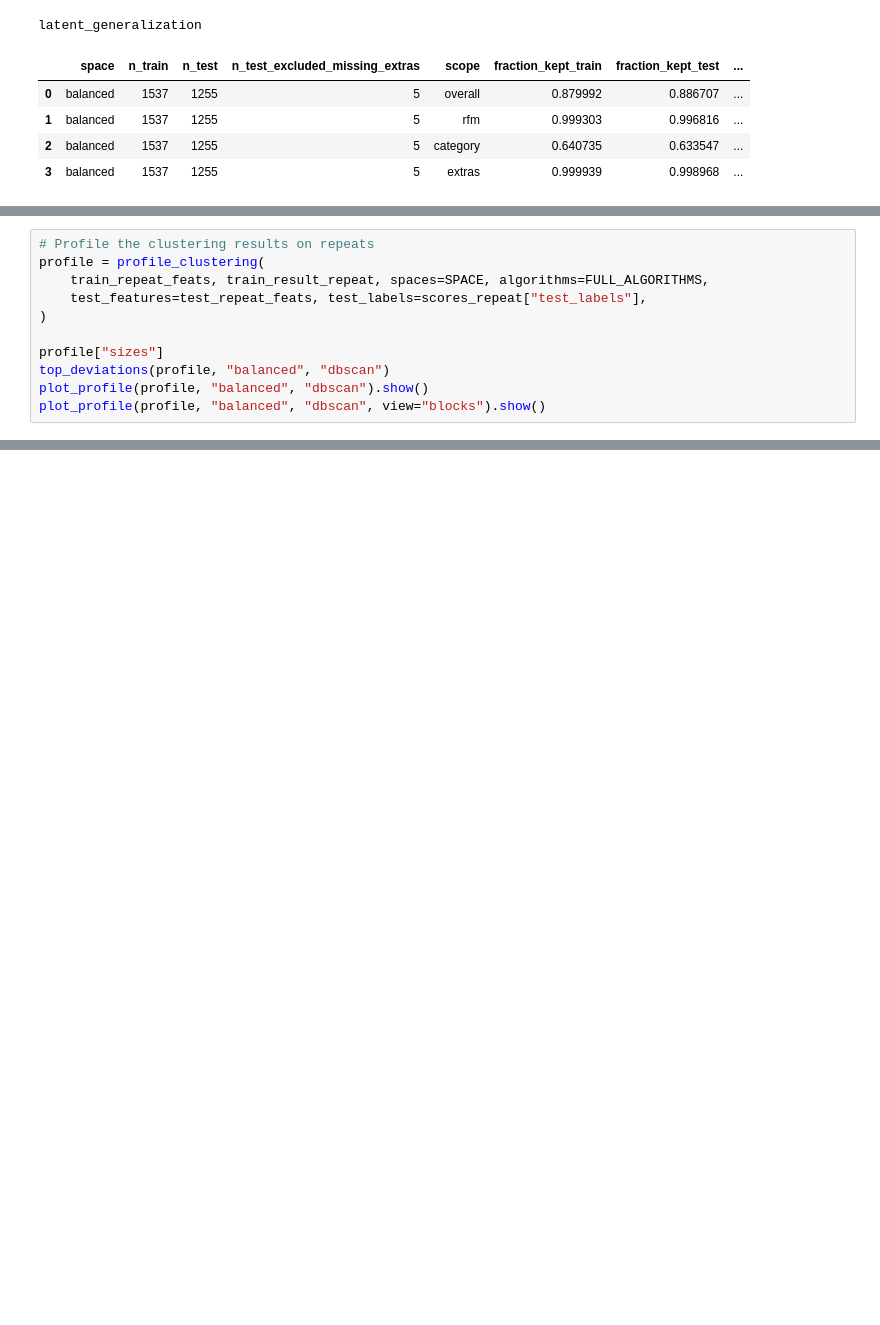
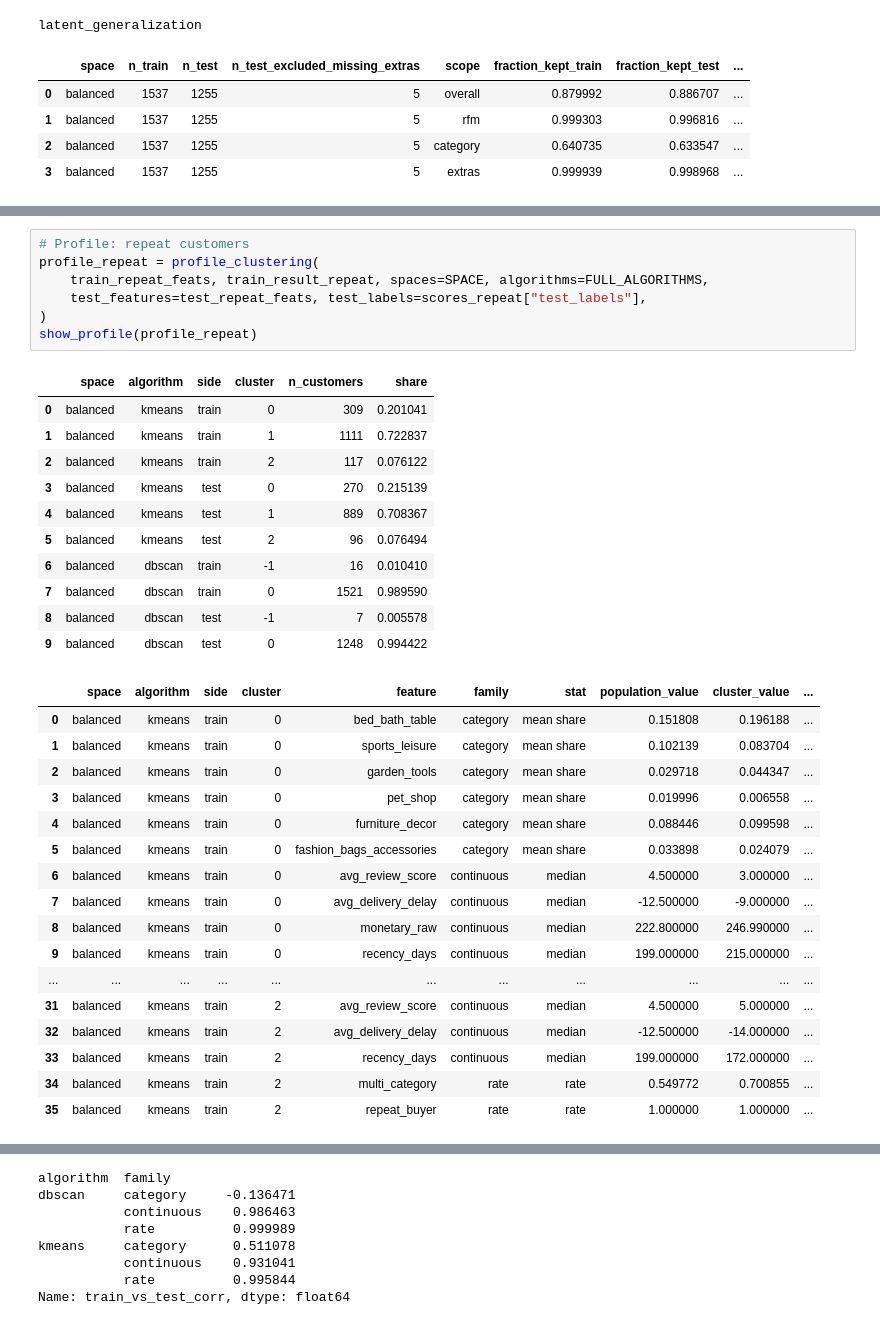
Before and after one commit to m-adisa/mlai, a Jupyter notebook: Phase_1/Project/notebook.ipynb, the cells around one changed output, grey strips where cells are left out. Saved outputs shown, nothing was run; the diff lists cells and outputs as text; blank space fills up the shorter version.

```diff
--- a/Phase_1/Project/notebook.ipynb
+++ b/Phase_1/Project/notebook.ipynb
@@ -233,11 +303,36 @@ plot_profile(profile, "balanced", "dbscan", view="blocks").show()
 # %%
-# Profile the clustering results on repeats
-profile = profile_clustering(
+# Profile: repeat customers
+profile_repeat = profile_clustering(
     train_repeat_feats, train_result_repeat, spaces=SPACE, algorithms=FULL_ALGORITHMS,
     test_features=test_repeat_feats, test_labels=scores_repeat["test_labels"],
 )
-
-profile["sizes"]
-top_deviations(profile, "balanced", "dbscan")
-plot_profile(profile, "balanced", "dbscan").show()
-plot_profile(profile, "balanced", "dbscan", view="blocks").show()
+show_profile(profile_repeat)
+# %% [output]
+|  | space | algorithm | side | cluster | n_customers | share |
+| 0 | balanced | kmeans | train | 0 | 309 | 0.201041 |
+| 1 | balanced | kmeans | train | 1 | 1111 | 0.722837 |
+| 2 | balanced | kmeans | train | 2 | 117 | 0.076122 |
+| 3 | balanced | kmeans | test | 0 | 270 | 0.215139 |
+| 4 | balanced | kmeans | test | 1 | 889 | 0.708367 |
+| 5 | balanced | kmeans | test | 2 | 96 | 0.076494 |
+| 6 | balanced | dbscan | train | -1 | 16 | 0.010410 |
+| 7 | balanced | dbscan | train | 0 | 1521 | 0.989590 |
+| 8 | balanced | dbscan | test | -1 | 7 | 0.005578 |
+| 9 | balanced | dbscan | test | 0 | 1248 | 0.994422 |
+|  | space | algorithm | side | cluster | feature | family | stat | population_value | cluster_value | ... |
+| 0 | balanced | kmeans | train | 0 | bed_bath_table | category | mean share | 0.151808 | 0.196188 | ... |
+| 1 | balanced | kmeans | train | 0 | sports_leisure | category | mean share | 0.102139 | 0.083704 | ... |
+| 2 | balanced | kmeans | train | 0 | garden_tools | category | mean share | 0.029718 | 0.044347 | ... |
+| 3 | balanced | kmeans | train | 0 | pet_shop | category | mean share | 0.019996 | 0.006558 | ... |
+| 4 | balanced | kmeans | train | 0 | furniture_decor | category | mean share | 0.088446 | 0.099598 | ... |
+| 5 | balanced | kmeans | train | 0 | fashion_bags_accessories | category | mean share | 0.033898 | 0.024079 | ... |
+| 6 | balanced | kmeans | train | 0 | avg_review_score | continuous | median | 4.500000 | 3.000000 | ... |
+| 7 | balanced | kmeans | train | 0 | avg_delivery_delay | continuous | median | -12.500000 | -9.000000 | ... |
+| 8 | balanced | kmeans | train | 0 | monetary_raw | continuous | median | 222.800000 | 246.990000 | ... |
+| 9 | balanced | kmeans | train | 0 | recency_days | continuous | median | 199.000000 | 215.000000 | ... |
+| ... | ... | ... | ... | ... | ... | ... | ... | ... | ... | ... |
+| 31 | balanced | kmeans | train | 2 | avg_review_score | continuous | median | 4.500000 | 5.000000 | ... |
+| 32 | balanced | kmeans | train | 2 | avg_delivery_delay | continuous | median | -12.500000 | -14.000000 | ... |
+| 33 | balanced | kmeans | train | 2 | recency_days | continuous | median | 199.000000 | 172.000000 | ... |
+| 34 | balanced | kmeans | train | 2 | multi_category | rate | rate | 0.549772 | 0.700855 | ... |
+| 35 | balanced | kmeans | train | 2 | repeat_buyer | rate | rate | 1.000000 | 1.000000 | ... |
@@ -243,0 +356,8 @@ plot_profile(profile, "balanced", "dbscan", view="blocks").show()
+algorithm  family
+dbscan     category     -0.136471
+           continuous    0.986463
+           rate          0.999989
+kmeans     category      0.511078
+           continuous    0.931041
+           rate          0.995844
+Name: train_vs_test_corr, dtype: float64
```
Also changed, not shown: parts of 7 cells of this notebook, 1 other file.
